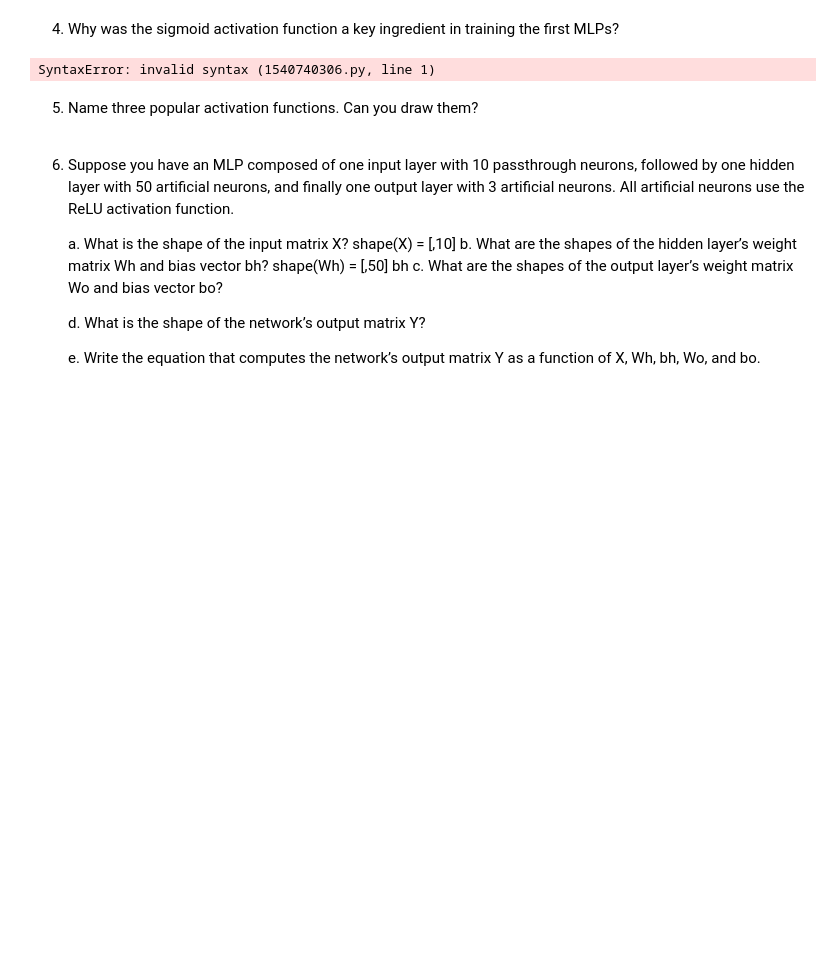
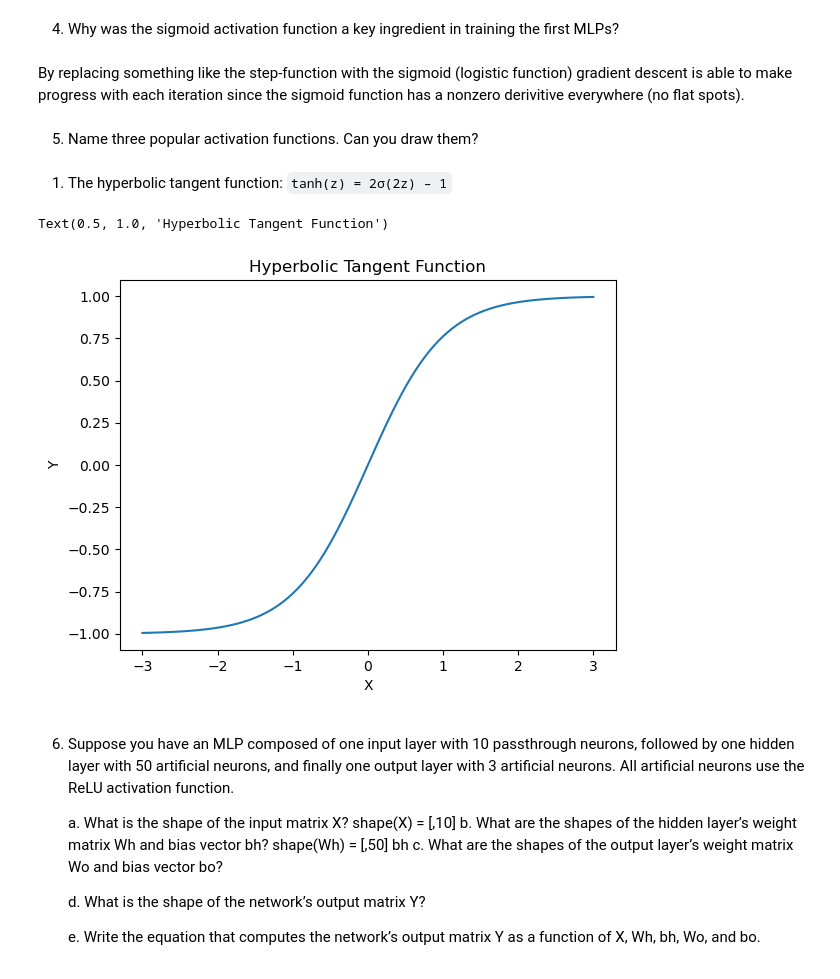
Before and after one commit to Sean-Michael/hands-on-ml-notes, a Jupyter notebook: Part-II-Neural-Networks-And-Deep-Learning/Ch-9-Introduction-To-Artificial-Neural-Networks/EXERCISES.ipynb, the cells around one changed output. Saved outputs shown, nothing was run; the diff lists cells and outputs as text; code cells hidden in the pictures; blank space fills up the shorter version.

Commit message:
adding plots and exercise answers

```diff
--- a/Part-II-Neural-Networks-And-Deep-Learning/Ch-9-Introduction-To-Artificial-Neural-Networks/EXERCISES.ipynb
+++ b/Part-II-Neural-Networks-And-Deep-Learning/Ch-9-Introduction-To-Artificial-Neural-Networks/EXERCISES.ipynb
@@ -5,13 +5,31 @@
 # %% [markdown]
 
 4. Why was the sigmoid activation function a key ingredient in training the first MLPs?
-# %%
-Because it helped randomize the weights in a way that was beneficial for escaping local minima.
-# %% [output]
-SyntaxError: invalid syntax (1540740306.py, line 1)
+# %% [markdown]
+By replacing something like the step-function with the sigmoid (logistic function) gradient descent is able to make progress with each iteration since the sigmoid function has a nonzero derivitive everywhere (no flat spots).
 # %% [markdown]
 
 5. Name three popular activation functions. Can you draw them?
+# %% [markdown]
+1. The hyperbolic tangent function: `tanh(z) = 2σ(2z) – 1`
+# %%
+import matplotlib.pyplot as plt
+import numpy as np
+
+def hyperbolic_tangent_function(z):
+    return np.tanh(z)
+
+x_values = np.linspace(-3,3,100)
+
+y_values = hyperbolic_tangent_function(x_values)
+
+plt.plot(x_values, y_values, label='$y = tanh(x)')
+plt.xlabel("X")
+plt.ylabel("Y")
+plt.title("Hyperbolic Tangent Function")
+# %% [output]
+Text(0.5, 1.0, 'Hyperbolic Tangent Function')
+[figure, added]
 # %% [markdown]
 
 
```
Also changed, not shown: parts of 2 cells of this notebook.
